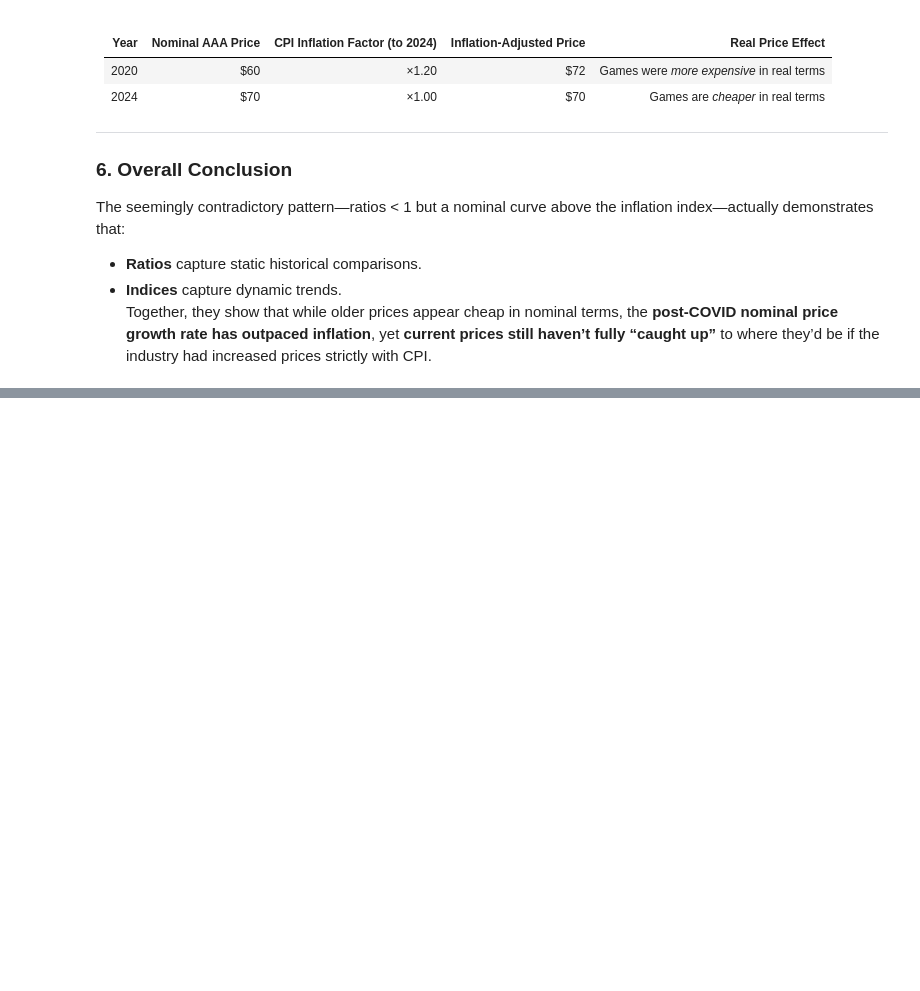
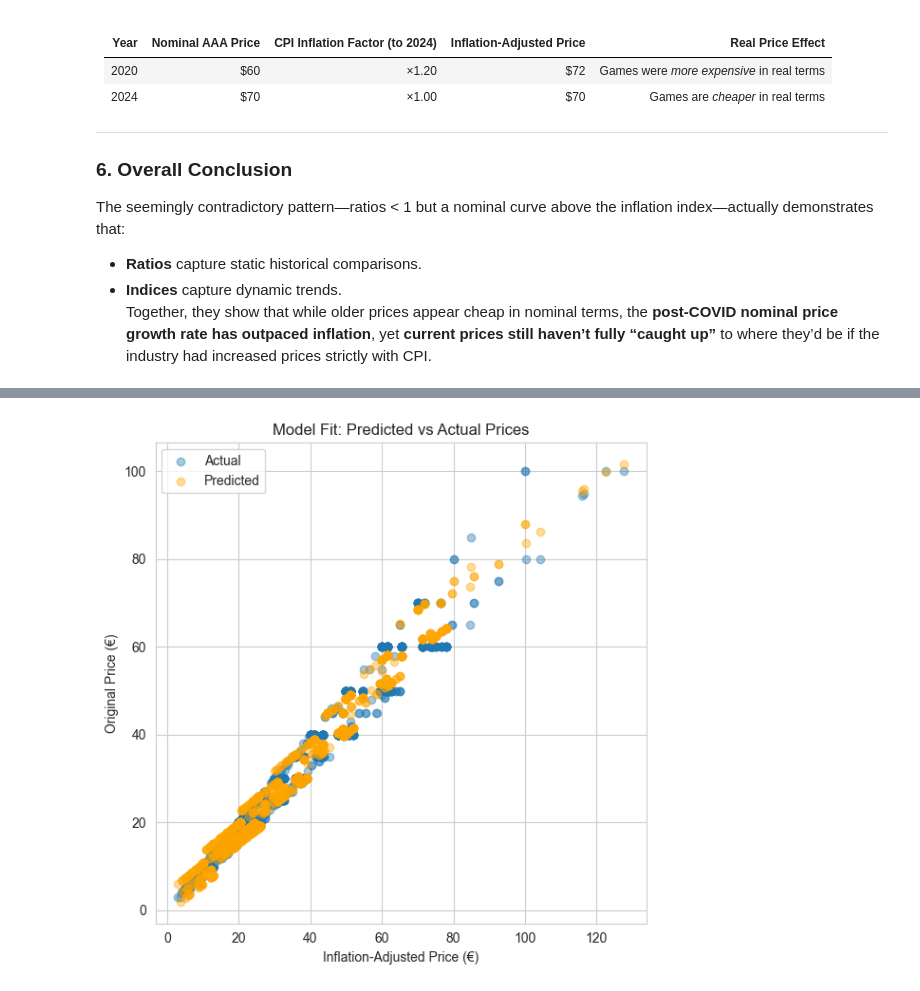
Before and after one commit to jbenigeri/Video-Game-Price-Analysis, a Jupyter notebook: src/explore_steam_data.ipynb, the cells around one changed output, grey strips where cells are left out. Saved outputs shown, nothing was run; the diff lists cells and outputs as text; code cells hidden in the pictures; blank space fills up the shorter version.

```diff
--- a/src/explore_steam_data.ipynb
+++ b/src/explore_steam_data.ipynb
@@ -868,0 +1156,78 @@ Together, they show that while older prices appear cheap in nominal terms, the *
+# %%
+# ===============================
+# Regression: Do Game Prices Track Inflation?
+# ===============================
+
+import statsmodels.formula.api as smf
+import matplotlib.pyplot as plt
+
+# Define COVID and PostCOVID indicator variables
+df_games["COVID"] = df_games["Release Year"].between(2020, 2022).astype(int)
+df_games["PostCOVID"] = df_games["Release Year"].between(2023, 2025).astype(int)
+
+# Run the regression model
+model = smf.ols(
+    formula="Q('Original Price (€)') ~ adjusted_price + COVID + PostCOVID + C(price_tier)",
+    data=df_games
+).fit()
+
+# Display regression results
+print(model.summary())
+
+# ===============================
+# Optional: Model Diagnostics
+# ===============================
+
+# Add predicted prices
+df_games["predicted_price"] = model.predict(df_games)
+
+# Plot predicted vs actual
+plt.figure(figsize=(6,6))
+plt.scatter(df_games["adjusted_price"], df_games["Original Price (€)"], alpha=0.4, label="Actual")
+plt.scatter(df_games["adjusted_price"], df_games["predicted_price"], alpha=0.4, color="orange", label="Predicted")
+plt.xlabel("Inflation-Adjusted Price (€)")
+plt.ylabel("Original Price (€)")
+plt.title("Model Fit: Predicted vs Actual Prices")
+plt.legend()
+plt.tight_layout()
+plt.show()
+
+# ===============================
+# Optional: Quick Interpretation Helper
+# ===============================
+
+# Extract key coefficients for inflation and COVID effects
+inflation_coef = model.params.get("adjusted_price", float('nan'))
+covid_coef = model.params.get("COVID", float('nan'))
+postcovid_coef = model.params.get("PostCOVID", float('nan'))
+
+print("\n--- Key Coefficients ---")
+print(f"Inflation coefficient (adjusted_price): {inflation_coef:.3f}")
+print(f"COVID effect: {covid_coef:.3f}")
+print(f"Post-COVID effect: {postcovid_coef:.3f}")
+
+# Simple interpretation logic
+if inflation_coef < 1:
+    inflation_comment = "Nominal prices have generally lagged behind inflation."
+elif inflation_coef > 1:
+    inflation_comment = "Nominal prices have risen faster than inflation."
+else:
+    inflation_comment = "Nominal prices have tracked inflation closely."
+
+print("\n--- Interpretation ---")
+print(inflation_comment)
+
+if covid_coef > 0:
+    print("During COVID (2020–2022), nominal prices were slightly higher than inflation alone would predict.")
+elif covid_coef < 0:
+    print("During COVID (2020–2022), nominal prices were lower than inflation-adjusted expectations.")
+else:
+    print("No significant difference in pricing during COVID compared to pre-COVID.")
+
+if postcovid_coef > 0:
+    print("After COVID (2023–2025), nominal prices show evidence of catching up or surpassing inflation.")
+elif postcovid_coef < 0:
+    print("After COVID (2023–2025), nominal prices still lagged inflation.")
+else:
+    print("No significant post-COVID shift in prices.")
+# %% [output]
@@ -868,0 +1251 @@ Together, they show that while older prices appear cheap in nominal terms, the *
+[figure, added]
```
Also changed, not shown: parts of 13 cells of this notebook, 1 other file.
